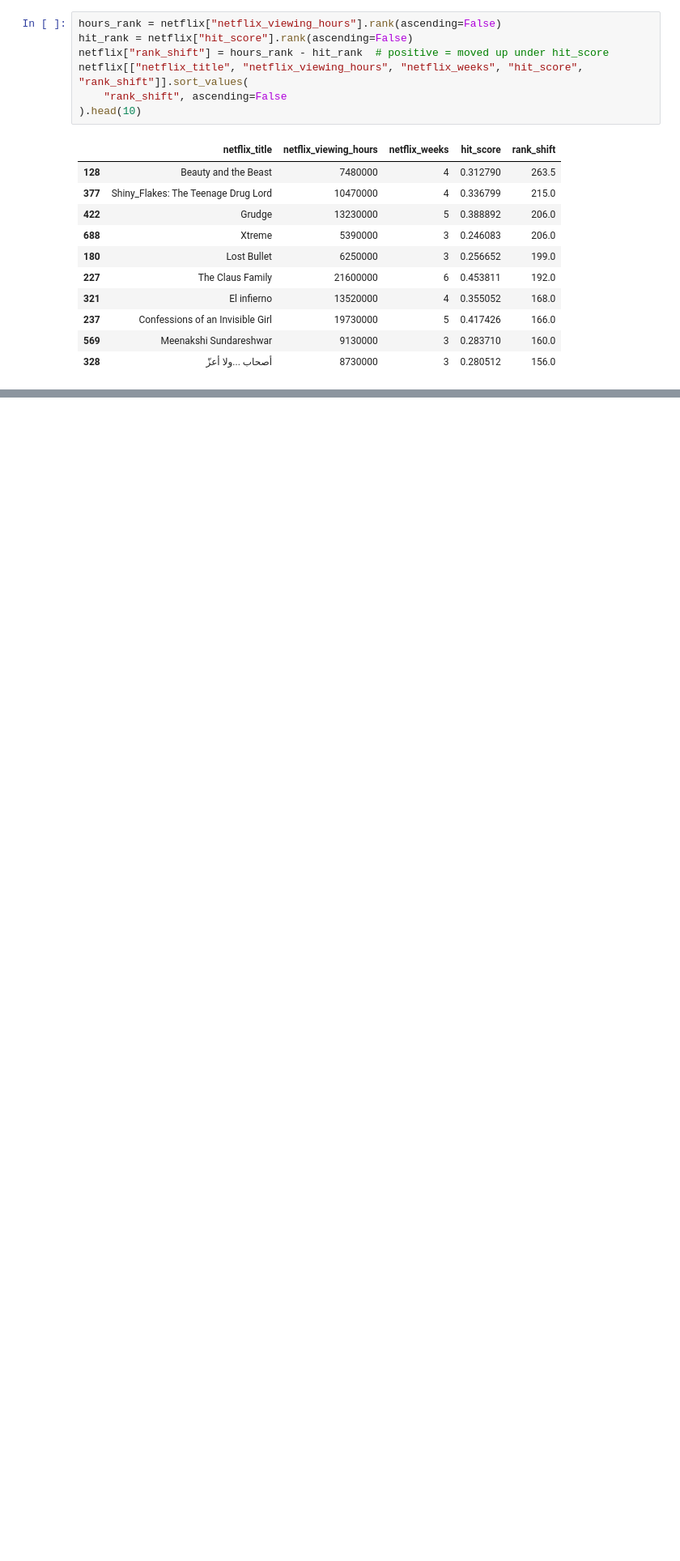
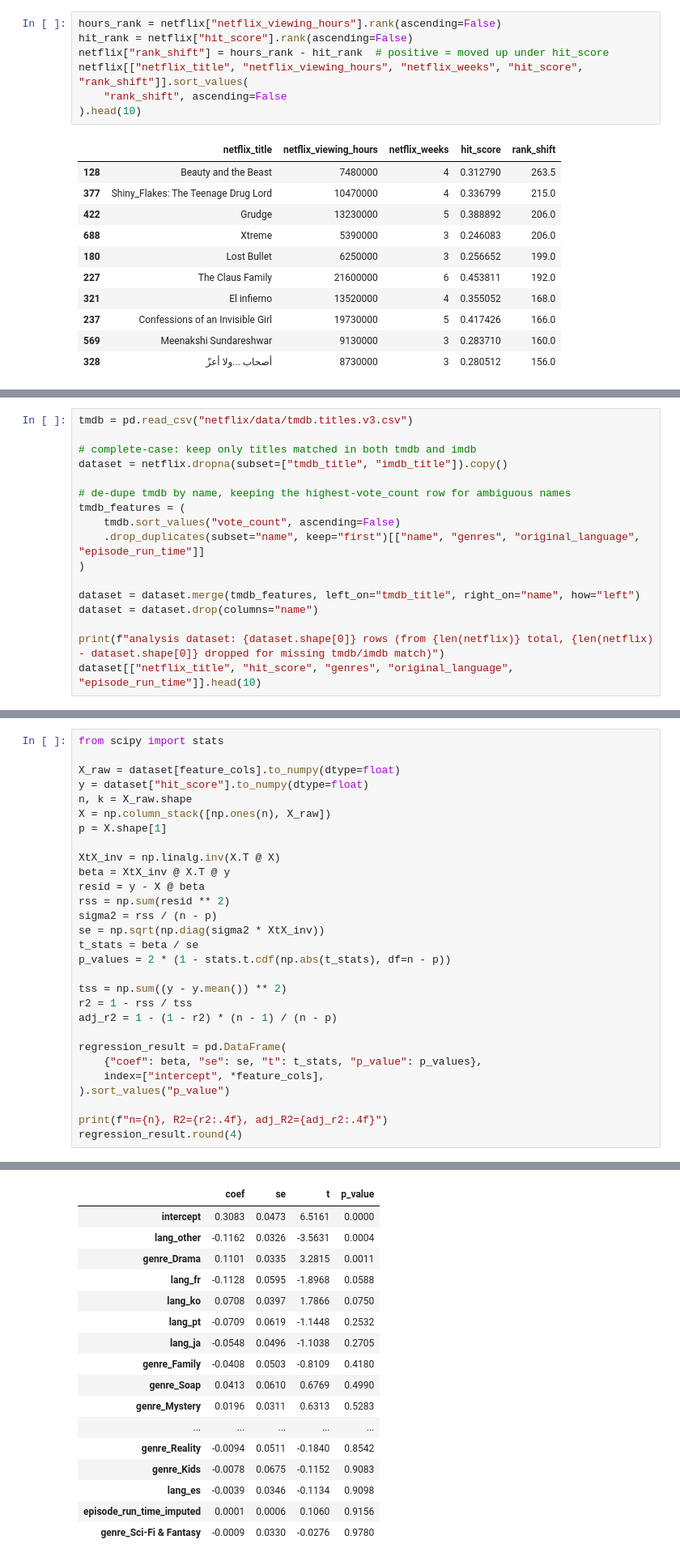
Before and after one commit to 0226chester/netflix-writers, a Jupyter notebook: netflix_hit_proposal.ipynb, the cells around one changed output, grey strips where cells are left out. Shown at 81% size. Drawn from its saved outputs; the diff is of its cells as text; blank space fills up the shorter version.

```diff
--- a/netflix_hit_proposal.ipynb
+++ b/netflix_hit_proposal.ipynb
@@ -120,0 +129,17 @@ netflix[["netflix_title", "netflix_viewing_hours", "netflix_weeks", "hit_score",
+# %%
+tmdb = pd.read_csv("netflix/data/tmdb.titles.v3.csv")
+
+# complete-case: keep only titles matched in both tmdb and imdb
+dataset = netflix.dropna(subset=["tmdb_title", "imdb_title"]).copy()
+
+# de-dupe tmdb by name, keeping the highest-vote_count row for ambiguous names
+tmdb_features = (
+    tmdb.sort_values("vote_count", ascending=False)
+    .drop_duplicates(subset="name", keep="first")[["name", "genres", "original_language", "episode_run_time"]]
+)
+
+dataset = dataset.merge(tmdb_features, left_on="tmdb_title", right_on="name", how="left")
+dataset = dataset.drop(columns="name")
+
+print(f"analysis dataset: {dataset.shape[0]} rows (from {len(netflix)} total, {len(netflix) - dataset.shape[0]} dropped for missing tmdb/imdb match)")
+dataset[["netflix_title", "hit_score", "genres", "original_language", "episode_run_time"]].head(10)
@@ -120,0 +253,30 @@ netflix[["netflix_title", "netflix_viewing_hours", "netflix_weeks", "hit_score",
+# %%
+from scipy import stats
+
+X_raw = dataset[feature_cols].to_numpy(dtype=float)
+y = dataset["hit_score"].to_numpy(dtype=float)
+n, k = X_raw.shape
+X = np.column_stack([np.ones(n), X_raw])
+p = X.shape[1]
+
+XtX_inv = np.linalg.inv(X.T @ X)
+beta = XtX_inv @ X.T @ y
+resid = y - X @ beta
+rss = np.sum(resid ** 2)
+sigma2 = rss / (n - p)
+se = np.sqrt(np.diag(sigma2 * XtX_inv))
+t_stats = beta / se
+p_values = 2 * (1 - stats.t.cdf(np.abs(t_stats), df=n - p))
+
+tss = np.sum((y - y.mean()) ** 2)
+r2 = 1 - rss / tss
+adj_r2 = 1 - (1 - r2) * (n - 1) / (n - p)
+
+regression_result = pd.DataFrame(
+    {"coef": beta, "se": se, "t": t_stats, "p_value": p_values},
+    index=["intercept", *feature_cols],
+).sort_values("p_value")
+
+print(f"n={n}, R2={r2:.4f}, adj_R2={adj_r2:.4f}")
+regression_result.round(4)
+# %% [output]
@@ -120,0 +284,17 @@ netflix[["netflix_title", "netflix_viewing_hours", "netflix_weeks", "hit_score",
+|  | coef | se | t | p_value |
+| intercept | 0.3083 | 0.0473 | 6.5161 | 0.0000 |
+| lang_other | -0.1162 | 0.0326 | -3.5631 | 0.0004 |
+| genre_Drama | 0.1101 | 0.0335 | 3.2815 | 0.0011 |
+| lang_fr | -0.1128 | 0.0595 | -1.8968 | 0.0588 |
+| lang_ko | 0.0708 | 0.0397 | 1.7866 | 0.0750 |
+| lang_pt | -0.0709 | 0.0619 | -1.1448 | 0.2532 |
+| lang_ja | -0.0548 | 0.0496 | -1.1038 | 0.2705 |
+| genre_Family | -0.0408 | 0.0503 | -0.8109 | 0.4180 |
+| genre_Soap | 0.0413 | 0.0610 | 0.6769 | 0.4990 |
+| genre_Mystery | 0.0196 | 0.0311 | 0.6313 | 0.5283 |
+| ... | ... | ... | ... | ... |
+| genre_Reality | -0.0094 | 0.0511 | -0.1840 | 0.8542 |
+| genre_Kids | -0.0078 | 0.0675 | -0.1152 | 0.9083 |
+| lang_es | -0.0039 | 0.0346 | -0.1134 | 0.9098 |
+| episode_run_time_imputed | 0.0001 | 0.0006 | 0.1060 | 0.9156 |
+| genre_Sci-Fi & Fantasy | -0.0009 | 0.0330 | -0.0276 | 0.9780 |
```
Also changed, not shown: parts of 11 cells of this notebook.
